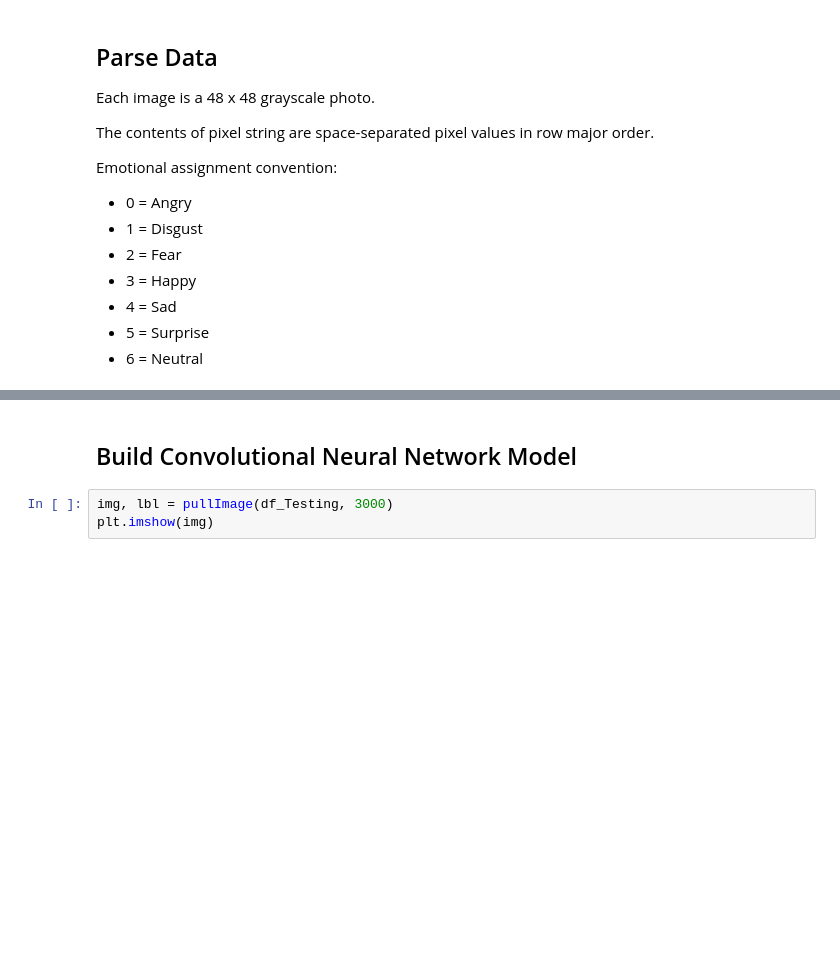
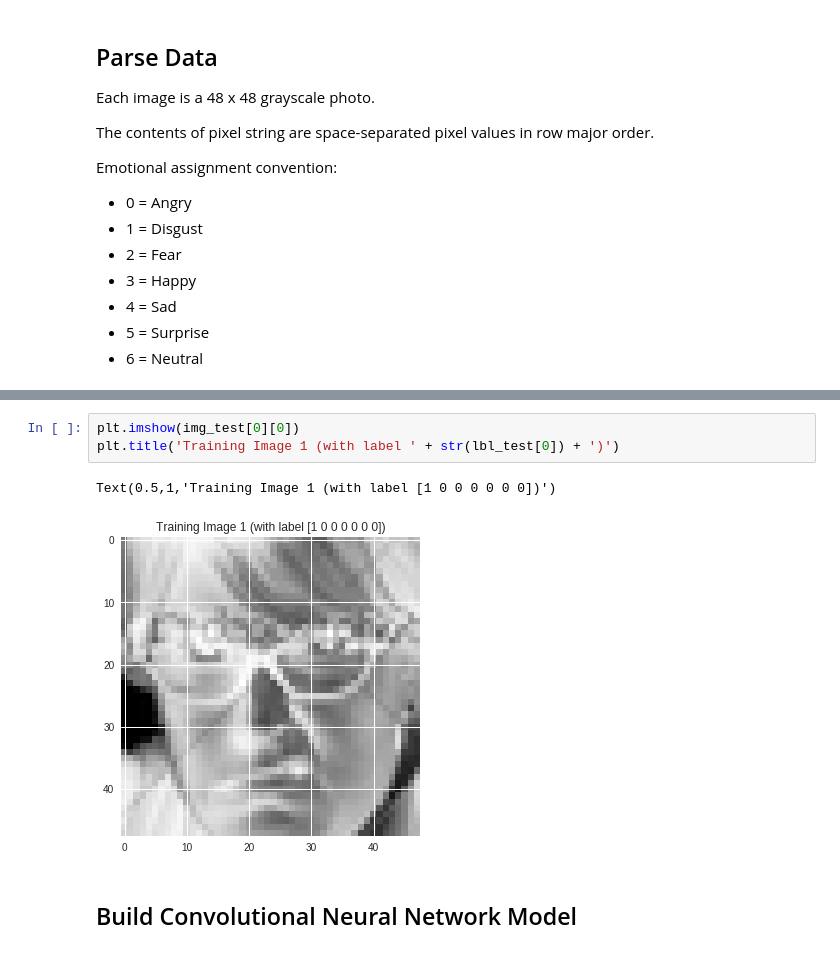
Before and after one commit to AndrewSpittlemeister/FacialExpressionRecognition, a Jupyter notebook: FacialExpressionRecognition.ipynb, the cells around one changed output, grey strips where cells are left out. Saved outputs shown, nothing was run; the diff lists cells and outputs as text; blank space fills up the shorter version.

```diff
--- a/FacialExpressionRecognition.ipynb
+++ b/FacialExpressionRecognition.ipynb
@@ -84,5 +133,8 @@ df_Testing = df[df.Usage == 'PrivateTest'].reset_index(drop = True)
+# %%
+plt.imshow(img_test[0][0])
+plt.title('Training Image 1 (with label ' + str(lbl_test[0]) + ')')
+# %% [output]
+Text(0.5,1,'Training Image 1 (with label [1 0 0 0 0 0 0])')
+[figure, added]
 # %% [markdown]
 ## Build Convolutional Neural Network Model
-# %%
-img, lbl = pullImage(df_Testing, 3000)
-plt.imshow(img)
```
Also changed, not shown: parts of 11 cells of this notebook.
